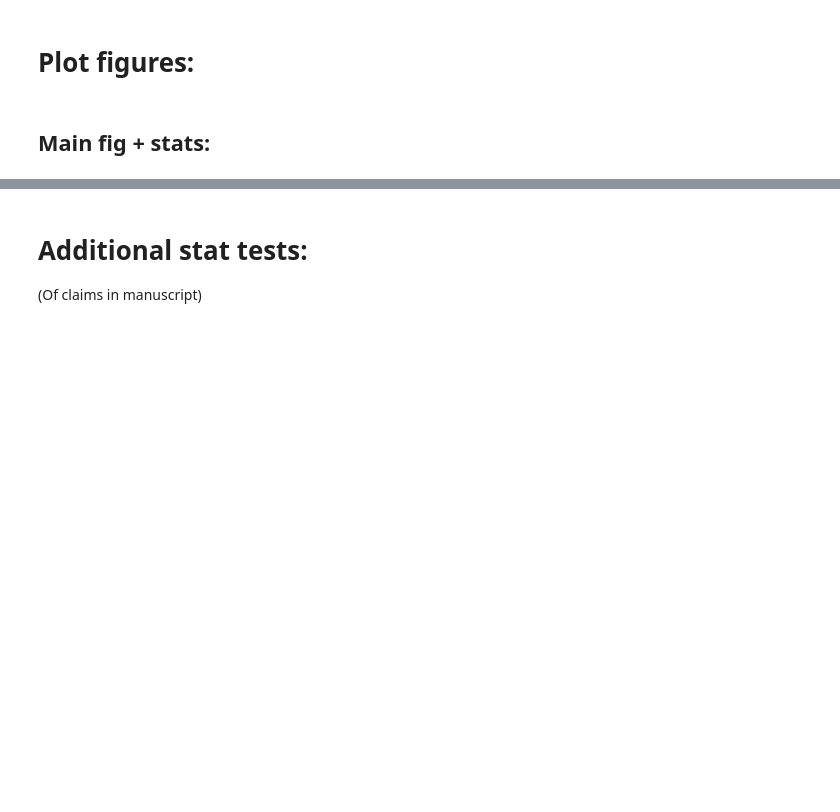
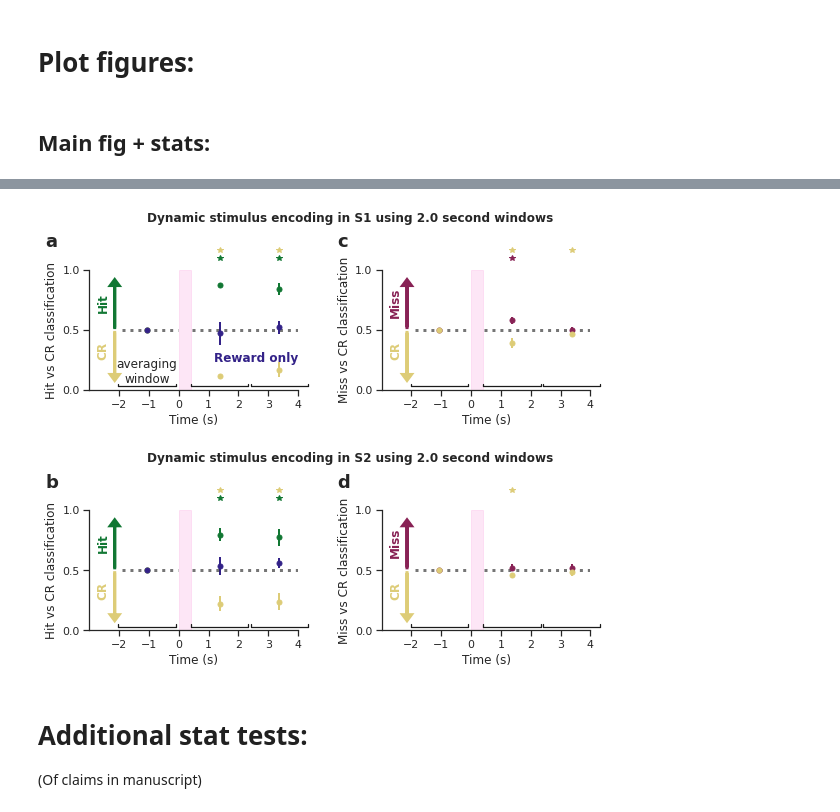
Before and after one commit to Packer-Lab/popping-off, a Jupyter notebook: notebooks/Paper Figures/Figure3.ipynb, the cells around one changed output, grey strips where cells are left out. Saved outputs shown, nothing was run; the diff lists cells and outputs as text; code cells hidden in the pictures; blank space fills up the shorter version.

Commit message:
large window decoder

```diff
--- a/notebooks/Paper Figures/Figure3.ipynb
+++ b/notebooks/Paper Figures/Figure3.ipynb
@@ -120,17 +124,17 @@ time_array_plot[np.logical_and(time_array_plot >= pre_stim_art_time,
                                time_array_plot < post_stim_art_time)] = np.nan
 time_array_full -= pre_stim_art_time
 time_array_plot -= pre_stim_art_time
-
+time_array_plot_original = copy.deepcopy(time_array_plot)
 
 dict_tt_train = {'hit/cr': ['hit', 'cr'],
-                 'hit/miss': ['hit', 'miss'],
+                 #'hit/miss': ['hit', 'miss'],
                  'miss/cr': ['miss', 'cr']}
 #                  'spont/cr': ['spont', 'cr'],
-#                  'hit/cr 10 trials': ['hit', 'cr']}  # to run 10 trials; set hard_set_10_trials to True
+                #  'hit/cr 10 trials': ['hit', 'cr']}  # to run 10 trials; set hard_set_10_trials to True
 
 ## Uncomment these lines to run, (this resets the decoder results)
-# lick_acc, lick_acc_split, lick_pred_split, ps_acc, ps_acc_split = {}, {}, {}, {}, {}
-# ps_pred_split, lick_half, angle_dec, decoder_weights = {}, {}, {}, {}
+lick_acc, lick_acc_split, lick_pred_split, ps_acc, ps_acc_split = {}, {}, {}, {}, {}
+ps_pred_split, lick_half, angle_dec, decoder_weights = {}, {}, {}, {}
 
-lick_pred_split_tt, lick_pred_split_tt_nstim, lick_pred_split_tt_covar = {}, {} ,{}
-ps_pred_split_tt, ps_pred_split_tt_nstim, ps_pred_split_tt_covar = {}, {}, {}
+# lick_pred_split_tt, lick_pred_split_tt_nstim, lick_pred_split_tt_covar = {}, {} ,{}
+# ps_pred_split_tt, ps_pred_split_tt_nstim, ps_pred_split_tt_covar = {}, {}, {}
@@ -264,3 +331,66 @@ if save_fig:
+# %%
+save_fig = False
+
+fig = plt.figure(constrained_layout=False, figsize=(8, 6.5))
+gs_dyn_dec = fig.add_gridspec(ncols=2, nrows=2, bottom=0.1, top=0.87, right=0.97, left=0.1,
+                              wspace=0.4, hspace=1)
+hit_ax_dict = {'s1': fig.add_subplot(gs_dyn_dec[0, 0]), 's2': fig.add_subplot(gs_dyn_dec[1, 0])}
+miss_ax_dict = {'s1': fig.add_subplot(gs_dyn_dec[0, 1]), 's2': fig.add_subplot(gs_dyn_dec[1, 1])}
+
+reg_key = 1000
+# tmp_ps_dict = all_ps_pred_split_tt[reg_key]
+# tmp_lick_dict = all_lick_pred_split_tt[reg_key]
+tmp_ps_dict = ps_pred_split
+tmp_lick_dict = lick_pred_split
+
+pop.plot_dynamic_decoding_two_regions_wrapper(ps_pred_split=tmp_ps_dict, lick_pred_split=tmp_lick_dict,
+                                              decoder_key='hit/cr', ax_acc_ps=hit_ax_dict,
+                                              plot_tt=['hit', 'cr', 'spont'], plot_legend=False,
+                                              time_array=time_array_plot, indicate_spont=True,
+                                              plot_significance=True,
+                                              plot_indiv_data_points_error_bars=True,
+                                              time_array_chance=time_array_plot_original,
+                                              plot_significance_individually=True,  bottom_sign_bar=1.1)
+
+pop.plot_dynamic_decoding_two_regions_wrapper(ps_pred_split=tmp_ps_dict, lick_pred_split=tmp_lick_dict,
+                                              decoder_key='miss/cr', ax_acc_ps=miss_ax_dict,
+                                              plot_tt=['miss', 'cr'], plot_legend=False,
+                                              time_array=time_array_plot,
+                                              plot_significance=True,
+                                              plot_indiv_data_points_error_bars=True,
+                                              time_array_chance=time_array_plot_original,
+                                              plot_significance_individually=True, bottom_sign_bar=1.1)
+
+
+half_ws = (window_size_in_sec / 2) * 0.96
+y_wind = 0.03
+y_end = 0.05
+
+# ax_wind = hit_ax_dict['s1']
+for ax_wind in [hit_ax_dict['s1'], hit_ax_dict['s2'], miss_ax_dict['s1'], miss_ax_dict['s2']]:
+    for i_tp, mid_tp in enumerate(time_array_plot):
+        ax_wind.plot([mid_tp - half_ws, mid_tp + half_ws], [y_wind, y_wind], linewidth=1.25, c='k', clip_on=False)
+        ax_wind.plot([mid_tp - half_ws, mid_tp - half_ws], [y_end, y_wind], linewidth=1.25, c='k', clip_on=False)
+        ax_wind.plot([mid_tp + half_ws, mid_tp + half_ws], [y_end, y_wind], linewidth=1.25, c='k', clip_on=False)
+hit_ax_dict['s1'].text(s='averaging\nwindow', x=time_array_plot[0], y=0.04, ha='center', va='bottom')
+
+
+for reg in ['s1' ,'s2']:
+#     if reg == 's1':
+    hit_ax_dict[reg].set_title(f'Dynamic stimulus encoding in {reg.upper()} using {np.round(window_size_in_sec, 2)} second windows',
+                               x=1.25, y=1.35, fontdict={'weight': 'bold'})
+#     hit_ax_dict[reg].set_title('')
+    miss_ax_dict[reg].set_title('')
+    hit_ax_dict[reg].text(s=('a' if reg == 's1' else 'b'), x=-4.48, y=1.19,
+                          fontdict={'weight': 'bold', 'size': 18})
+    miss_ax_dict[reg].text(s=('c' if reg == 's1' else 'd'), x=-4.48, y=1.19,
+                          fontdict={'weight': 'bold', 'size': 18})
+
+if save_fig:
+    plt.savefig('/home/tplas/repos/popping-off/figures/full_figs_manuscript/supp_fig_2sec_window_decoders.pdf',
+                bbox_to_inches='tight')
+# %% [output]
+[figure, added]
 # %% [markdown]
 # Additional stat tests:
 (Of claims in manuscript)
```
Also changed, not shown: parts of 28 cells of this notebook, 4 other files.
